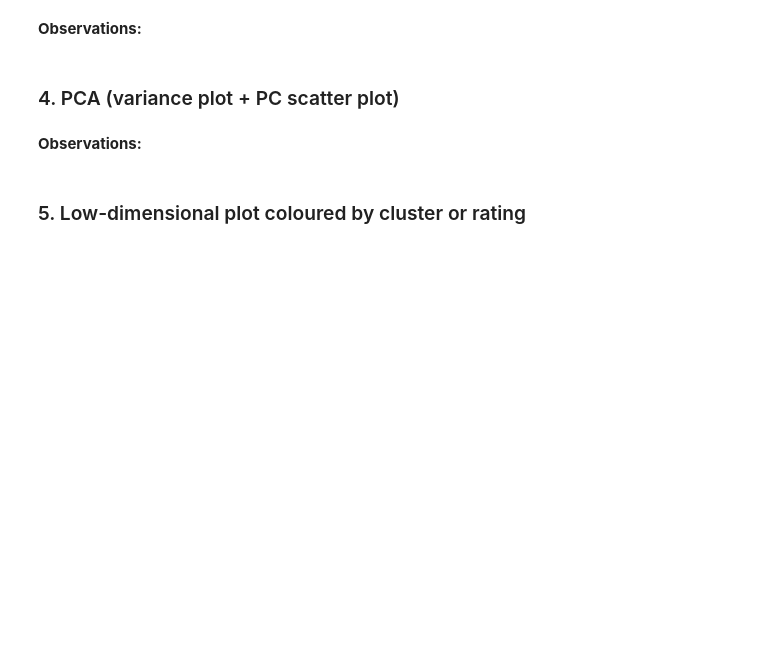
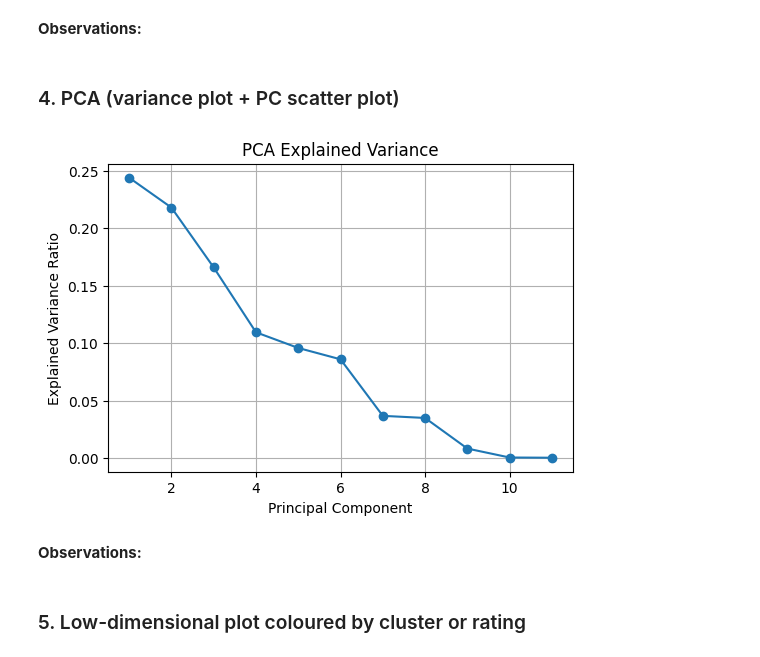
Before and after one commit to SailorJens/ML_Uni_Notebooks, a Jupyter notebook: Assessment template - Classification_Jens_v1.ipynb, the cells around one changed output. Drawn from its saved outputs; the diff is of its cells as text; code cells hidden in the pictures; blank space fills up the shorter version.

```diff
--- a/Assessment template - Classification_Jens_v1.ipynb
+++ b/Assessment template - Classification_Jens_v1.ipynb
@@ -217,3 +250,23 @@ for n_clusters in range(2, 11):
+# %%
+# ---- Your code here ----
+from sklearn.decomposition import PCA
+import matplotlib.pyplot as plt
+
+# Fit PCA
+pca = PCA()
+pca.fit(X_scaled)
+
+# Plot explained variance ratio
+plt.figure(figsize=(6, 4))
+plt.plot(range(1, len(pca.explained_variance_ratio_) + 1),
+         pca.explained_variance_ratio_, marker='o')
+plt.xlabel('Principal Component')
+plt.ylabel('Explained Variance Ratio')
+plt.title('PCA Explained Variance')
+plt.grid(True)
+plt.show()
+# %% [output]
+[figure, added]
 # %% [markdown]
 **Observations:**
 # %% [markdown]
```
Also changed, not shown: parts of 7 cells of this notebook.
